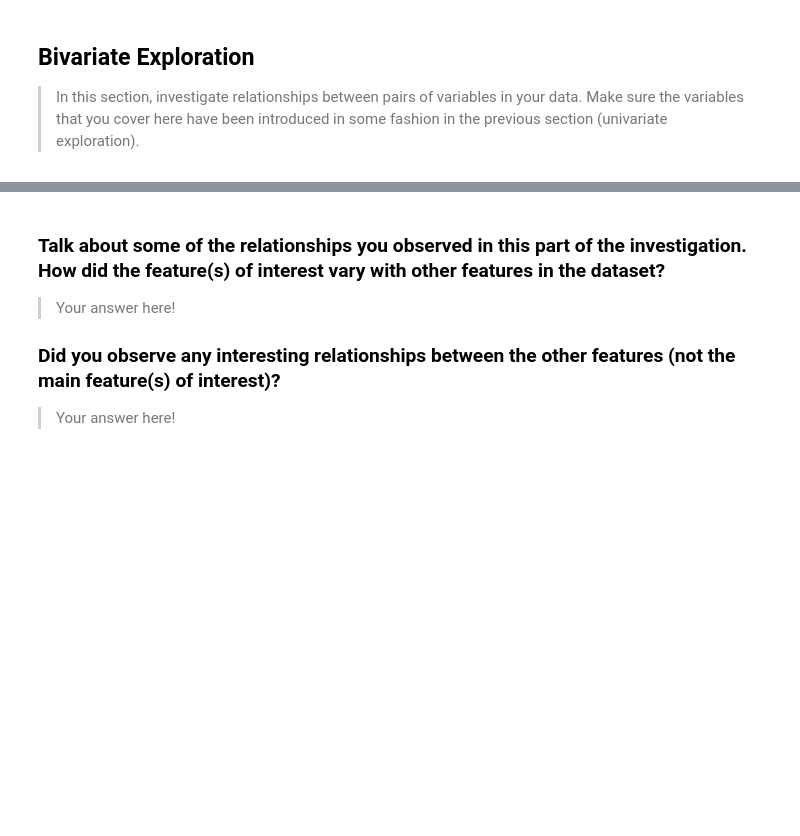
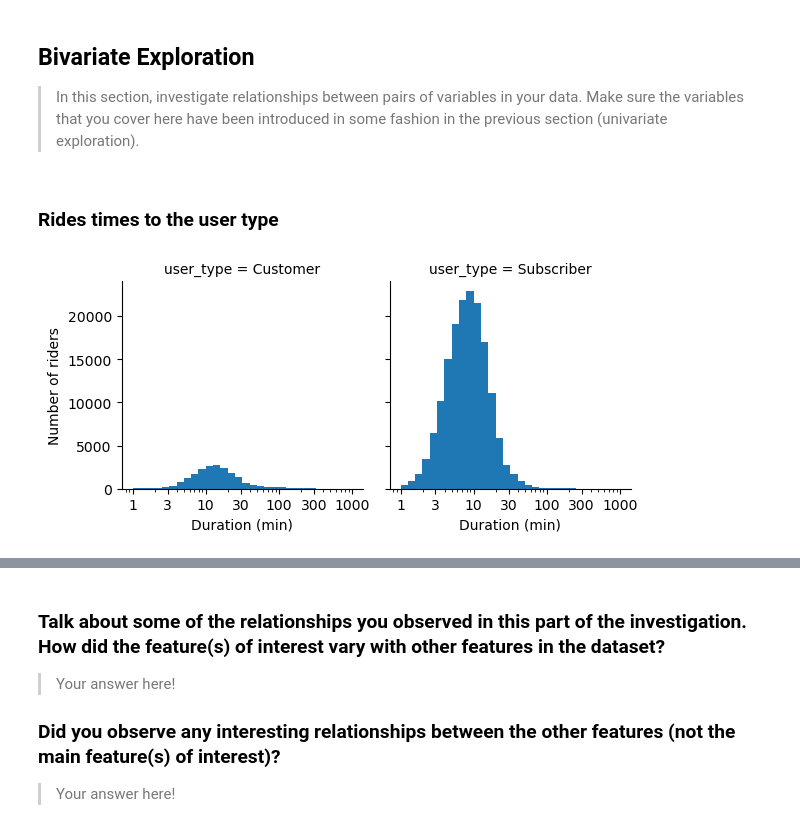
Before and after one commit to NajibAdan/UdacityxALX, a Jupyter notebook: Project_003/Part_I_exploration_template.ipynb, the cells around one changed output, grey strips where cells are left out. Cells and saved outputs as stored; diff of their text form; code cells hidden in the pictures; blank space fills up the shorter version.

```diff
--- a/Project_003/Part_I_exploration_template.ipynb
+++ b/Project_003/Part_I_exploration_template.ipynb
@@ -298,3 +313,16 @@ ax.set(xlim = (0,100));
 > In this section, investigate relationships between pairs of variables in your
 data. Make sure the variables that you cover here have been introduced in some
 fashion in the previous section (univariate exploration).
+# %% [markdown]
+### Rides times to the user type
+# %%
+bins = 10**np.arange(0 , 3 + 0.1 , 0.1)
+ticks = [1,3,10,30,100,300,1000]
+labels = ['{}'.format(b) for b in ticks]
+# Plot the Seaborn's FacetGrid
+g = sb.FacetGrid(data = df, col = 'user_type')
+g.map(plt.hist, "duration_min",bins=bins).set(xscale='log')
+g.set_axis_labels('Duration (min)','Number of riders')
+g.set(xticks=ticks,xticklabels=labels);
+# %% [output]
+[figure, added]
```
Also changed, not shown: parts of 21 cells of this notebook, 1 other file.
